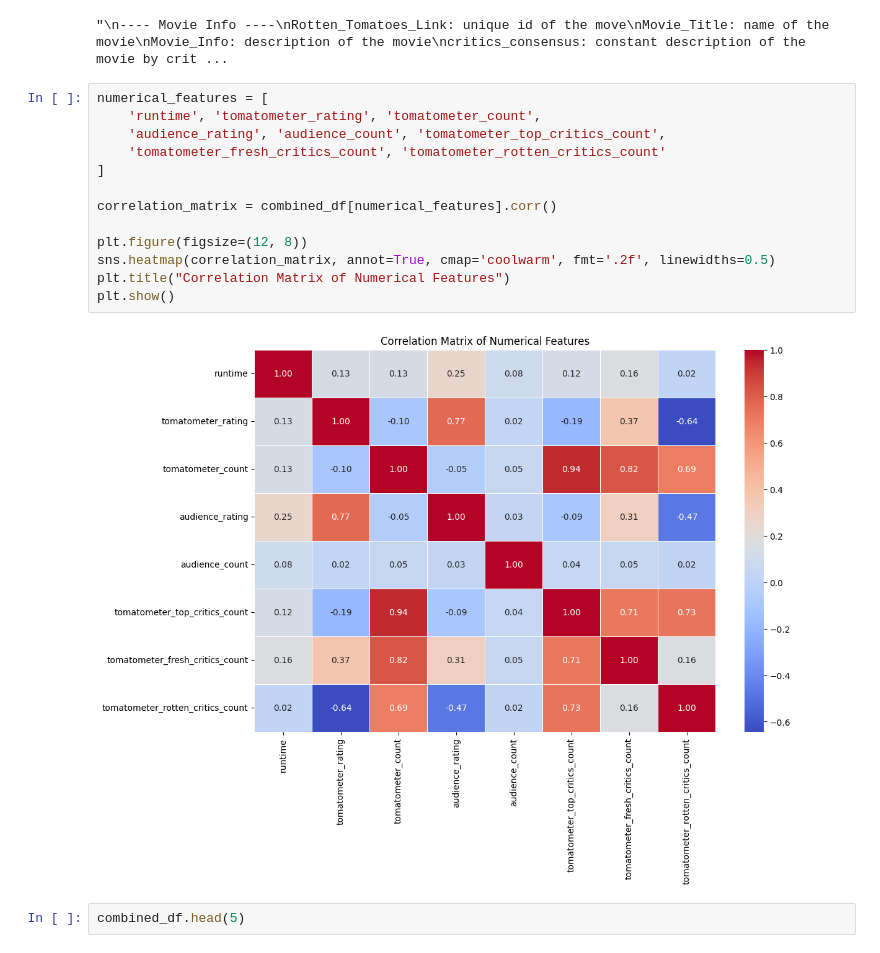
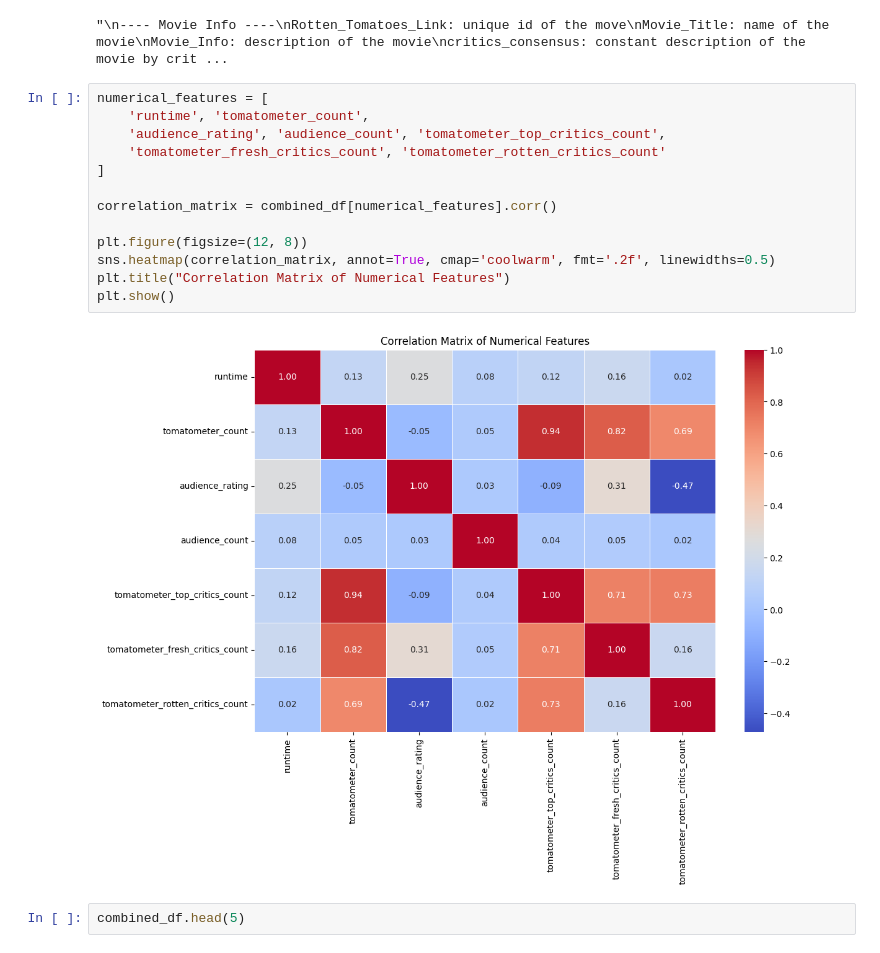
Before and after one commit to anonymous-himalayas/RATTAAAAAA, a Jupyter notebook: Rataaaaaaaaaaaaa.ipynb, the cells around one changed output. Saved outputs shown, nothing was run; the diff lists cells and outputs as text.

```diff
--- a/Rataaaaaaaaaaaaa.ipynb
+++ b/Rataaaaaaaaaaaaa.ipynb
@@ -62,19 +62,19 @@ Review_Content: Description by the critic
 "\n---- Movie Info ----\nRotten_Tomatoes_Link: unique id of the move\nMovie_Title: name of the movie\nMovie_Info: description of the movie\ncritics_consensus: constant description of the movie by crit ...
 # %%
 numerical_features = [
-    'runtime', 'tomatometer_rating', 'tomatometer_count',
+    'runtime', 'tomatometer_count',
     'audience_rating', 'audience_count', 'tomatometer_top_critics_count',
     'tomatometer_fresh_critics_count', 'tomatometer_rotten_critics_count'
 ]
 
 correlation_matrix = combined_df[numerical_features].corr()
 
 plt.figure(figsize=(12, 8))
 sns.heatmap(correlation_matrix, annot=True, cmap='coolwarm', fmt='.2f', linewidths=0.5)
 plt.title("Correlation Matrix of Numerical Features")
 plt.show()
 # %% [output]
-[figure, old version]
+[figure, new version]
 # %%
 combined_df.head(5)
 # %% [output]
```
